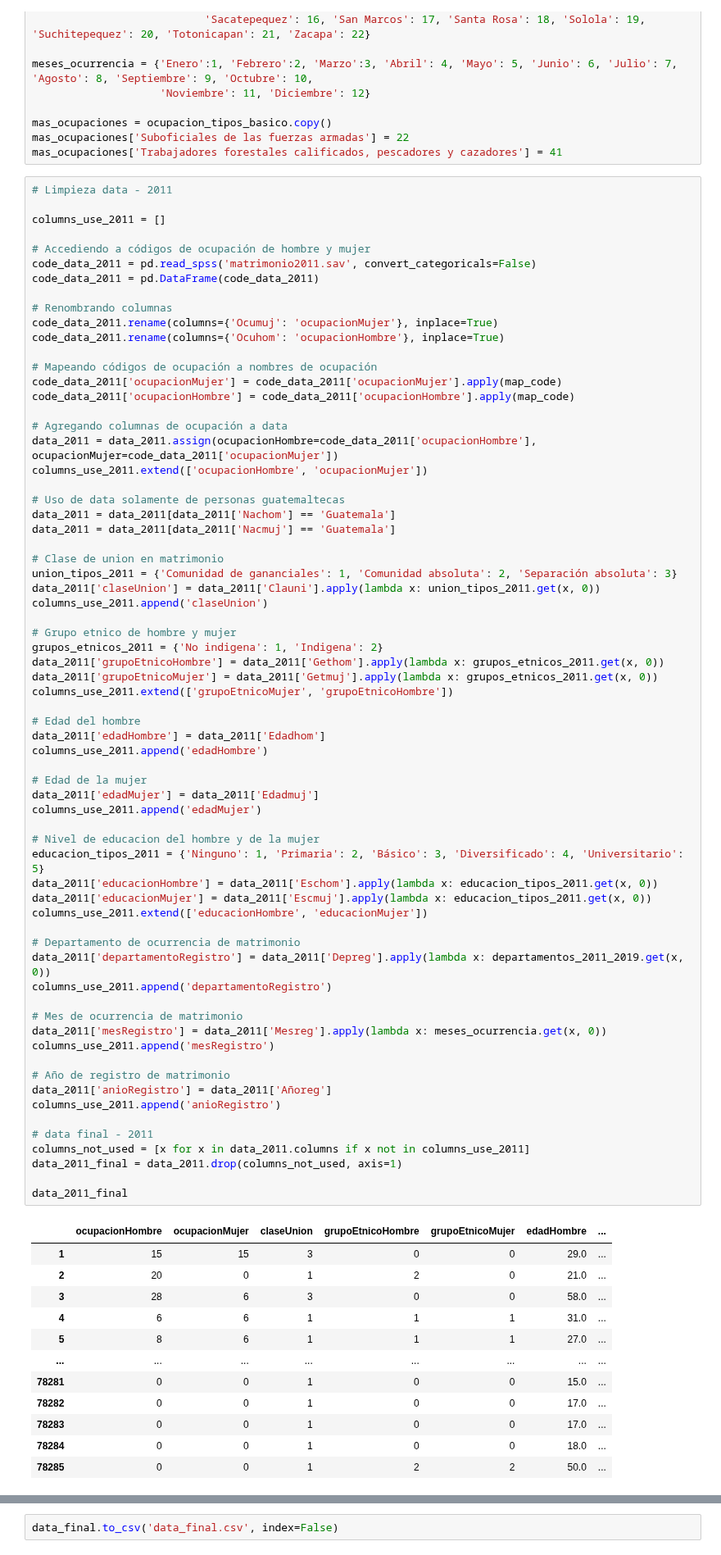
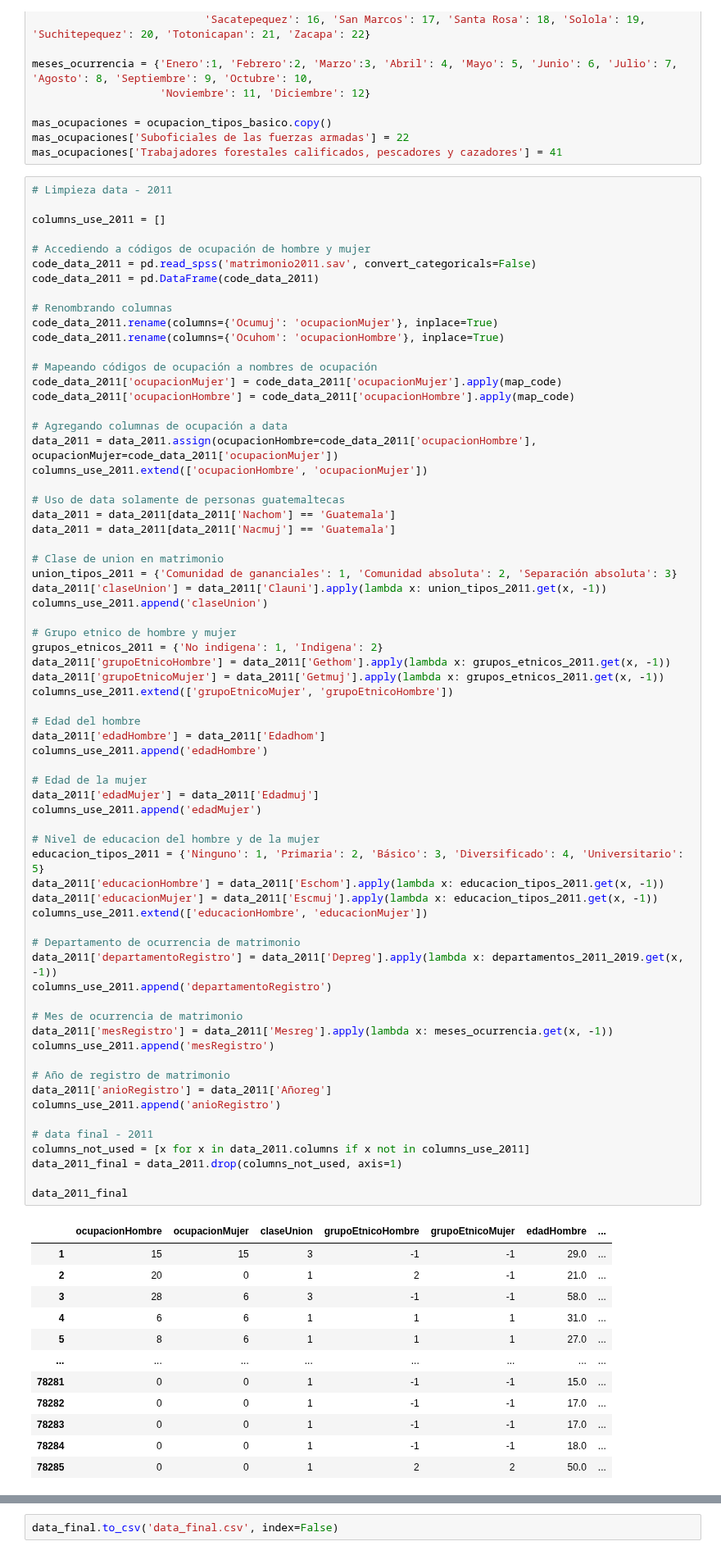
Before and after one commit to MGonza20/Proyecto1_MD, a Jupyter notebook: proyecto_final.ipynb, the cells around one changed output, grey strips where cells are left out. Shown at 82% size. Saved outputs shown, nothing was run; the diff lists cells and outputs as text.

```diff
--- a/proyecto_final.ipynb
+++ b/proyecto_final.ipynb
@@ -82,58 +82,58 @@ data_2011 = data_2011[data_2011['Nacmuj'] == 'Guatemala']
 
 # Clase de union en matrimonio
 union_tipos_2011 = {'Comunidad de gananciales': 1, 'Comunidad absoluta': 2, 'Separación absoluta': 3}
-data_2011['claseUnion'] = data_2011['Clauni'].apply(lambda x: union_tipos_2011.get(x, 0))
+data_2011['claseUnion'] = data_2011['Clauni'].apply(lambda x: union_tipos_2011.get(x, -1))
 columns_use_2011.append('claseUnion')
 
 # Grupo etnico de hombre y mujer
 grupos_etnicos_2011 = {'No indigena': 1, 'Indigena': 2}
-data_2011['grupoEtnicoHombre'] = data_2011['Gethom'].apply(lambda x: grupos_etnicos_2011.get(x, 0))
-data_2011['grupoEtnicoMujer'] = data_2011['Getmuj'].apply(lambda x: grupos_etnicos_2011.get(x, 0))
+data_2011['grupoEtnicoHombre'] = data_2011['Gethom'].apply(lambda x: grupos_etnicos_2011.get(x, -1))
+data_2011['grupoEtnicoMujer'] = data_2011['Getmuj'].apply(lambda x: grupos_etnicos_2011.get(x, -1))
 columns_use_2011.extend(['grupoEtnicoMujer', 'grupoEtnicoHombre'])
 
 # Edad del hombre
 data_2011['edadHombre'] = data_2011['Edadhom']
 columns_use_2011.append('edadHombre')
 
 # Edad de la mujer
 data_2011['edadMujer'] = data_2011['Edadmuj']
 columns_use_2011.append('edadMujer')
 
 # Nivel de educacion del hombre y de la mujer
 educacion_tipos_2011 = {'Ninguno': 1, 'Primaria': 2, 'Básico': 3, 'Diversificado': 4, 'Universitario': 5}
-data_2011['educacionHombre'] = data_2011['Eschom'].apply(lambda x: educacion_tipos_2011.get(x, 0))
-data_2011['educacionMujer'] = data_2011['Escmuj'].apply(lambda x: educacion_tipos_2011.get(x, 0))
+data_2011['educacionHombre'] = data_2011['Eschom'].apply(lambda x: educacion_tipos_2011.get(x, -1))
+data_2011['educacionMujer'] = data_2011['Escmuj'].apply(lambda x: educacion_tipos_2011.get(x, -1))
 columns_use_2011.extend(['educacionHombre', 'educacionMujer'])
 
 # Departamento de ocurrencia de matrimonio
-data_2011['departamentoRegistro'] = data_2011['Depreg'].apply(lambda x: departamentos_2011_2019.get(x, 0))
+data_2011['departamentoRegistro'] = data_2011['Depreg'].apply(lambda x: departamentos_2011_2019.get(x, -1))
 columns_use_2011.append('departamentoRegistro')
 
 # Mes de ocurrencia de matrimonio
-data_2011['mesRegistro'] = data_2011['Mesreg'].apply(lambda x: meses_ocurrencia.get(x, 0))
+data_2011['mesRegistro'] = data_2011['Mesreg'].apply(lambda x: meses_ocurrencia.get(x, -1))
 columns_use_2011.append('mesRegistro')
 
 # Año de registro de matrimonio
 data_2011['anioRegistro'] = data_2011['Añoreg']
 columns_use_2011.append('anioRegistro')
 
 # data final - 2011
 columns_not_used = [x for x in data_2011.columns if x not in columns_use_2011]
 data_2011_final = data_2011.drop(columns_not_used, axis=1)
 
 data_2011_final
 # %% [output]
 |  | ocupacionHombre | ocupacionMujer | claseUnion | grupoEtnicoHombre | grupoEtnicoMujer | edadHombre | ... |
-| 1 | 15 | 15 | 3 | 0 | 0 | 29.0 | ... |
-| 2 | 20 | 0 | 1 | 2 | 0 | 21.0 | ... |
-| 3 | 28 | 6 | 3 | 0 | 0 | 58.0 | ... |
+| 1 | 15 | 15 | 3 | -1 | -1 | 29.0 | ... |
+| 2 | 20 | 0 | 1 | 2 | -1 | 21.0 | ... |
+| 3 | 28 | 6 | 3 | -1 | -1 | 58.0 | ... |
 | 4 | 6 | 6 | 1 | 1 | 1 | 31.0 | ... |
 | 5 | 8 | 6 | 1 | 1 | 1 | 27.0 | ... |
 | ... | ... | ... | ... | ... | ... | ... | ... |
-| 78281 | 0 | 0 | 1 | 0 | 0 | 15.0 | ... |
-| 78282 | 0 | 0 | 1 | 0 | 0 | 17.0 | ... |
-| 78283 | 0 | 0 | 1 | 0 | 0 | 17.0 | ... |
-| 78284 | 0 | 0 | 1 | 0 | 0 | 18.0 | ... |
+| 78281 | 0 | 0 | 1 | -1 | -1 | 15.0 | ... |
+| 78282 | 0 | 0 | 1 | -1 | -1 | 17.0 | ... |
+| 78283 | 0 | 0 | 1 | -1 | -1 | 17.0 | ... |
+| 78284 | 0 | 0 | 1 | -1 | -1 | 18.0 | ... |
 | 78285 | 0 | 0 | 1 | 2 | 2 | 50.0 | ... |
 76976 rows × 12 columns
 # %%
```
Also changed, not shown: parts of 5 cells of this notebook.
